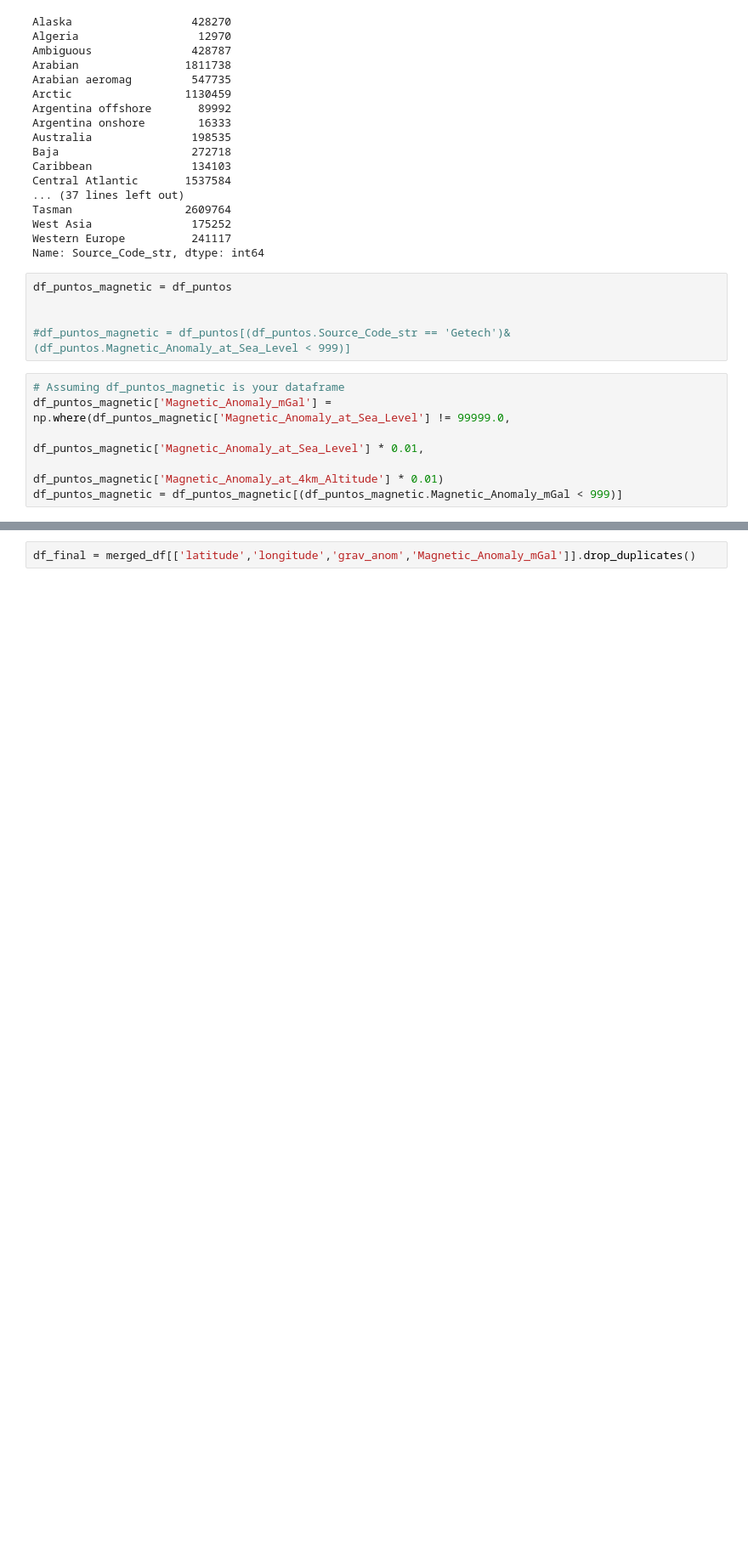
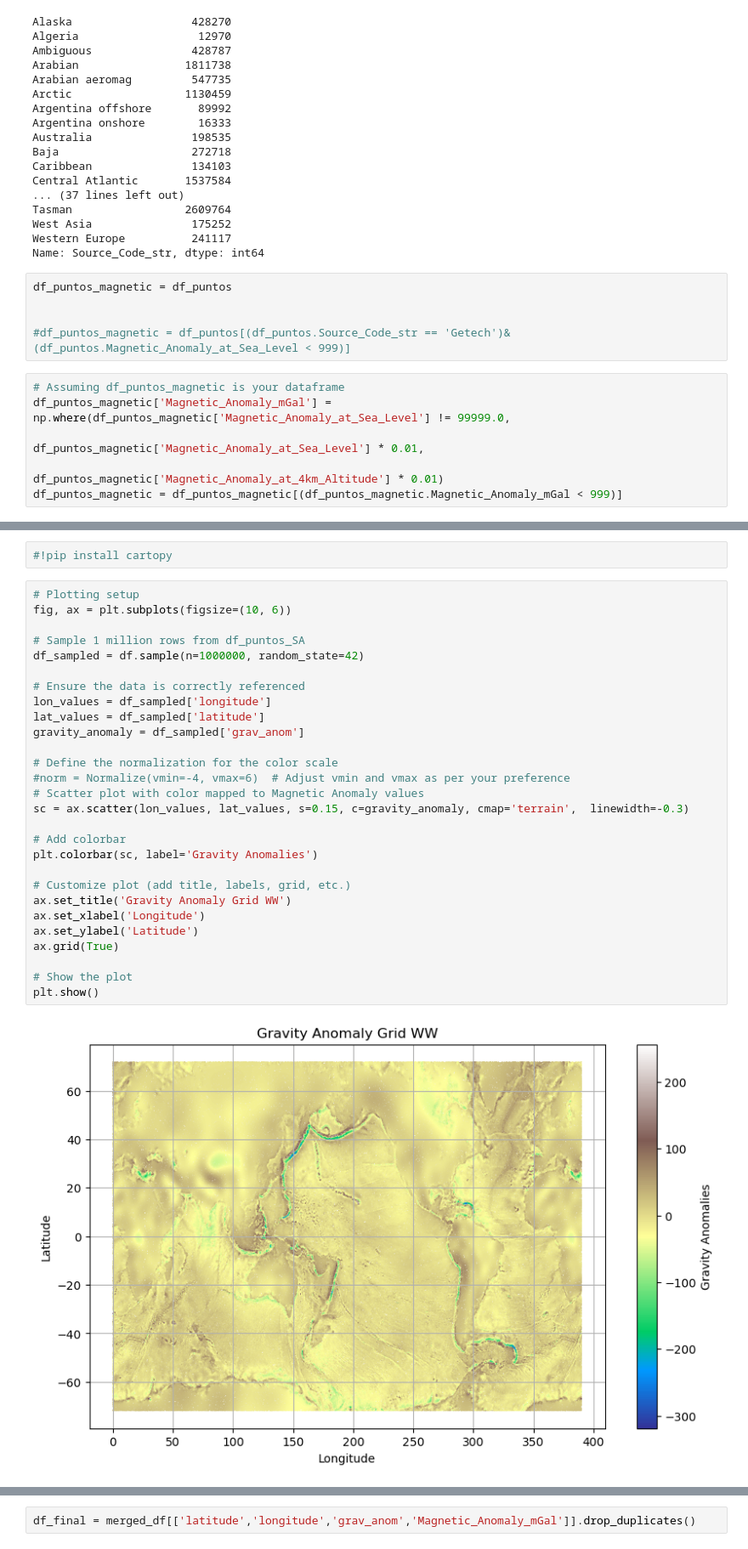
Before and after one commit to jmpaibaBDV/geophysical_nn_data, a Jupyter notebook: Notebooks/01_EDA_EMAG.ipynb, the cells around one changed output, grey strips where cells are left out. Shown at 85% size. Saved outputs shown, nothing was run; the diff lists cells and outputs as text; blank space fills up the shorter version.

```diff
--- a/Notebooks/01_EDA_EMAG.ipynb
+++ b/Notebooks/01_EDA_EMAG.ipynb
@@ -341,2 +350,34 @@ else:
+# %%
+#!pip install cartopy
+# %%
+# Plotting setup
+fig, ax = plt.subplots(figsize=(10, 6))
+
+# Sample 1 million rows from df_puntos_SA
+df_sampled = df.sample(n=1000000, random_state=42)
+
+# Ensure the data is correctly referenced
+lon_values = df_sampled['longitude']
+lat_values = df_sampled['latitude']
+gravity_anomaly = df_sampled['grav_anom']
+
+# Define the normalization for the color scale
+#norm = Normalize(vmin=-4, vmax=6)  # Adjust vmin and vmax as per your preference
+# Scatter plot with color mapped to Magnetic Anomaly values
+sc = ax.scatter(lon_values, lat_values, s=0.15, c=gravity_anomaly, cmap='terrain',  linewidth=-0.3)
+
+# Add colorbar
+plt.colorbar(sc, label='Gravity Anomalies')
+
+# Customize plot (add title, labels, grid, etc.)
+ax.set_title('Gravity Anomaly Grid WW')
+ax.set_xlabel('Longitude')
+ax.set_ylabel('Latitude')
+ax.grid(True)
+
+# Show the plot
+plt.show()
+# %% [output]
+[figure, added]
 # %%
 # Round latitude and longitude columns to 3 decimals in both dataframes
```
Also changed, not shown: parts of 22 cells of this notebook, 5 other files.
